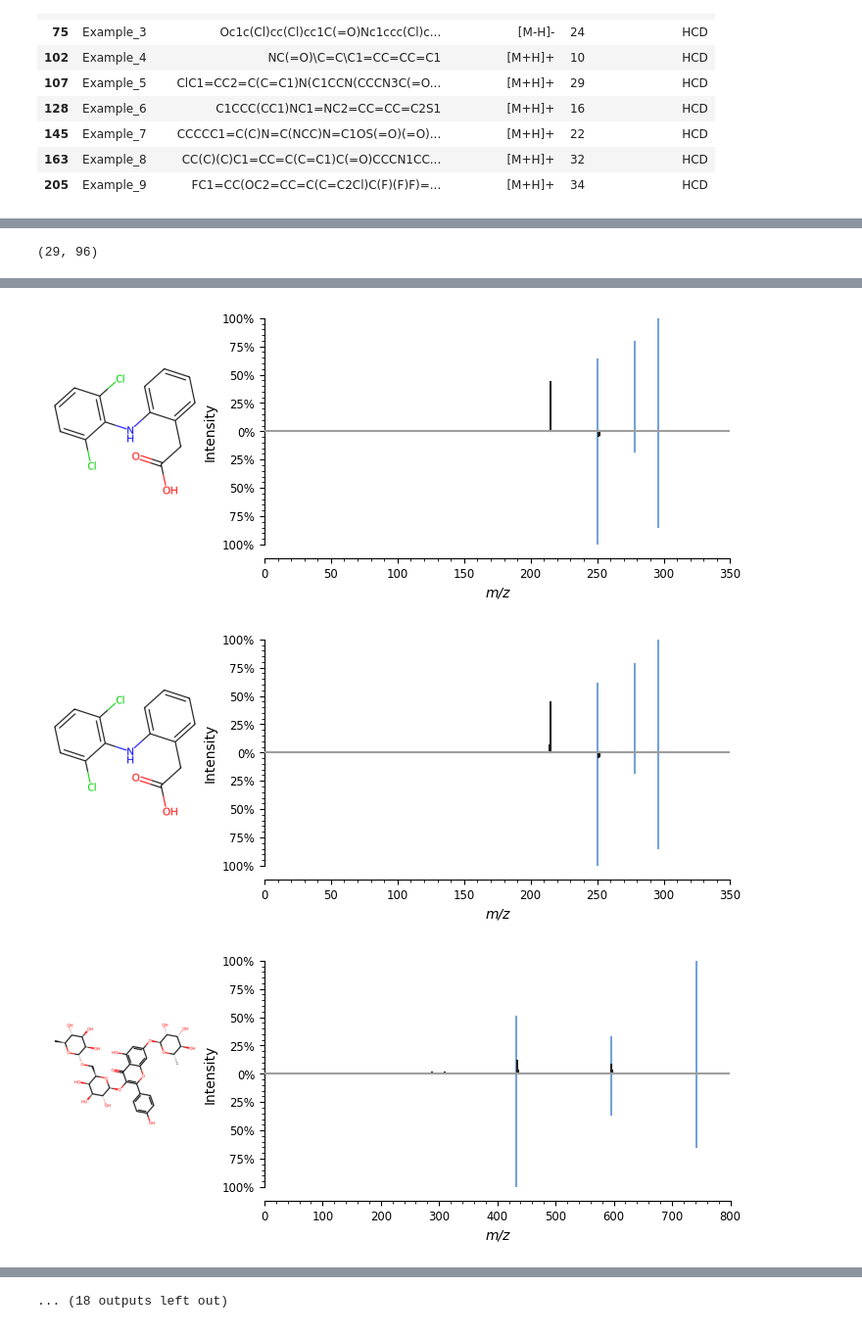
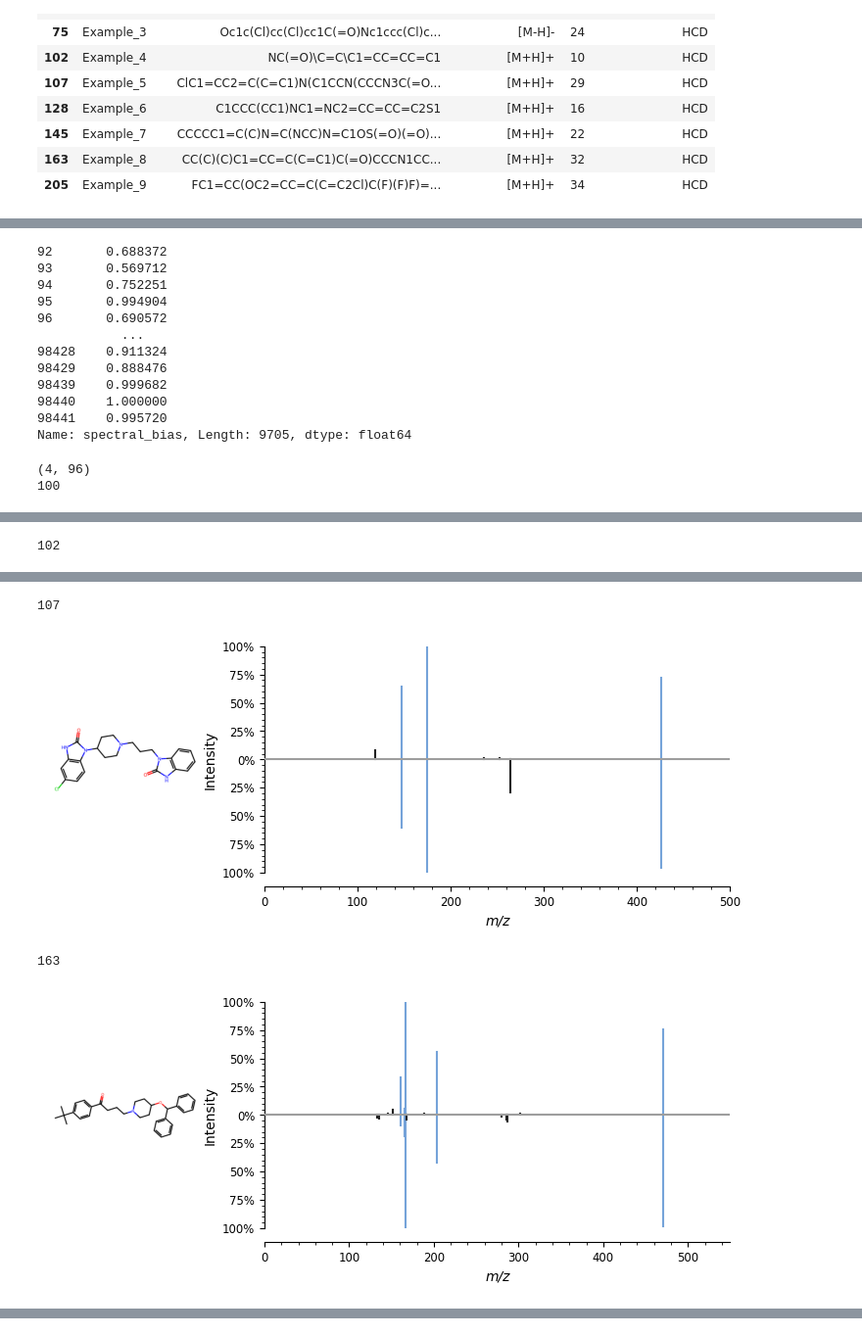
Before and after one commit to BAMeScience/fiora, a Jupyter notebook: notebooks/test_model.ipynb, the cells around one changed output, grey strips where cells are left out. Shown: that part at 98% size. Cells and saved outputs as stored; diff of their text form; code cells hidden in the pictures.

Commit message:
Fix problem with cosine bias

```diff
--- a/notebooks/test_model.ipynb
+++ b/notebooks/test_model.ipynb
@@ -310,6 +310,7 @@ def test_cas16(model, df_cas=df_cas):
     df_cas["avg_CE"] = (df_cas["step1_CE"] + df_cas["step2_CE"] + df_cas["step3_CE"]) / 3
 
     df_cas["merged_peaks"] = df_cas.apply(lambda x: merge_annotated_spectrum(merge_annotated_spectrum(x["sim_peaks_20"], x["sim_peaks_35"]), x["sim_peaks_50"]) , axis=1)
+    df_cas["sim_peaks"] = df_cas["merged_peaks"]
     df_cas["merged_cosine"] = df_cas.apply(lambda x: spectral_cosine(x["peaks"], x["merged_peaks"]), axis=1)
     df_cas["merged_sqrt_cosine"] = df_cas.apply(lambda x: spectral_cosine(x["peaks"], x["merged_peaks"], transform=np.sqrt), axis=1)
     df_cas["merged_sqrt_bias"] = df_cas.apply(lambda x: spectral_cosine(x["peaks"], x["merged_peaks"], transform=np.sqrt, with_bias=True)[1], axis=1)
@@ -324,7 +325,6 @@ def test_cas16(model, df_cas=df_cas):
     df_cas["library"] = "CASMI-16"
 
 
-
     df_cas["cfm_CE"] = df_cas["avg_CE"].apply(closest_cfm_ce)
 
     return df_cas
@@ -692,19 +651,20 @@ KeyboardInterrupt:
 # %%
-df_cas["Dataset"] = "CASMI 16"
-df_cas22["Dataset"] = "CASMI 22"
-df_test["Dataset"] = "Test split"
+if calc_tanimoto:
+    df_cas["Dataset"] = "CASMI 16"
+    df_cas22["Dataset"] = "CASMI 22"
+    df_test["Dataset"] = "Test split"
 
-set_light_theme()
-fig, ax = plt.subplots(1,1, figsize=(12, 6))
-plt.subplots_adjust(top=0.94, bottom=0.12, right=0.97, left=0.08)
+    set_light_theme()
+    fig, ax = plt.subplots(1,1, figsize=(12, 6))
+    plt.subplots_adjust(top=0.94, bottom=0.12, right=0.97, left=0.08)
 
-C = pd.concat([df_test, df_cas, df_cas22], ignore_index=True)
-sns.pointplot(ax=ax, data=C, x=pd.cut(C['tanimoto'], bins=[x/10.0 for x in list(range(2,11,1))]), y="spectral_sqrt_cosine", palette=tri_palette, capsize=.0, hue="Dataset", dodge=0.25) #multiple="dodge", common_norm=False, stat="density") #multiple="dodge", common_norm=False, stat="density")
-plt.ylim([0, 1])
-plt.legend(title="Dataset", loc="lower left")
-plt.ylabel("Cosine similarity")
-plt.xlabel("Tanimoto similarity")
+    C = pd.concat([df_test, df_cas, df_cas22], ignore_index=True)
+    sns.pointplot(ax=ax, data=C, x=pd.cut(C['tanimoto'], bins=[x/10.0 for x in list(range(2,11,1))]), y="spectral_sqrt_cosine", palette=tri_palette, capsize=.0, hue="Dataset", dodge=0.25) #multiple="dodge", common_norm=False, stat="density") #multiple="dodge", common_norm=False, stat="density")
+    plt.ylim([0, 1])
+    plt.legend(title="Dataset", loc="lower left")
+    plt.ylabel("Cosine similarity")
+    plt.xlabel("Tanimoto similarity")
 
-fig.savefig(f"{home}/images/paper/tanimoto.svg", format="svg", dpi=600, pad_inches=0.1) # bbox_inches='tight',
-fig.savefig(f"{home}/images/paper/tanimoto.png", format="png", dpi=600, pad_inches=0.1)
-plt.show()
+    fig.savefig(f"{home}/images/paper/tanimoto.svg", format="svg", dpi=600, pad_inches=0.1) # bbox_inches='tight',
+    fig.savefig(f"{home}/images/paper/tanimoto.png", format="png", dpi=600, pad_inches=0.1)
+    plt.show()
@@ -799,12 +723,29 @@ Name: lib, Length: 9705, dtype: object
+# %%
+df_test.spectral_bias
+# %% [output]
+92       0.688372
+93       0.569712
+94       0.752251
+95       0.994904
+96       0.690572
+           ...
+98428    0.911324
+98429    0.888476
+98439    0.999682
+98440    1.000000
+98441    0.995720
+Name: spectral_bias, Length: 9705, dtype: float64
 # %%
-# df_print = df_test[(df_cas["merged_sqrt_cosine"] > 0.70) & (df_cas["merged_sqrt_bias"] < 0.6)]
-df_print = df_test[(df_test["spectral_sqrt_cosine"] > 0.85) & (df_test["spectral_sqrt_bias"] < 0.60) & (df_test["lib"] == "MSDIAL")]
+df_print = df_cas[(df_cas["merged_sqrt_cosine"] > 0.70) & (df_cas["merged_sqrt_bias"] < 0.6)]
+#df_print = df_test[(df_test["spectral_sqrt_cosine"] > 0.85) & (df_test["spectral_sqrt_bias"] < 0.6) & (df_test["lib"] == "MSDIAL")]
 
 print(df_print.shape)
 for i, data in df_print.iterrows():
     fig, axs = plt.subplots(1, 2, figsize=(9,3), gridspec_kw={'width_ratios': [1, 3]}, sharey=False)
     img = data["Metabolite"].draw(ax= axs[0])
+    print(i)
     sv.plot_spectrum(data, {"peaks": data["sim_peaks"]}, highlight_matches=True, ppm_tolerance=200, ax=axs[1])
     plt.show()
 # %% [output]
-(29, 96)
+(4, 96)
+100
@@ -811,0 +753 @@ for i, data in df_print.iterrows():
+102
@@ -813,3 +755,4 @@ for i, data in df_print.iterrows():
+107
-[figure, old version]
+[figure, new version]
+163
-[figure, old version]
+[figure, new version]
-[figure, removed]
@@ -822 +758,0 @@ for i, data in df_print.iterrows():
-... (18 outputs left out)
```
Also changed, not shown: parts of 12 cells of this notebook, 2 other files.
